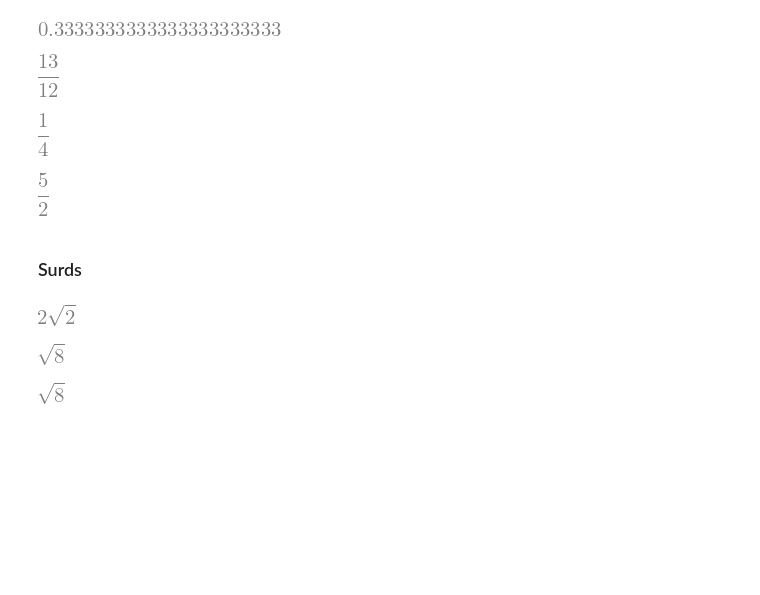
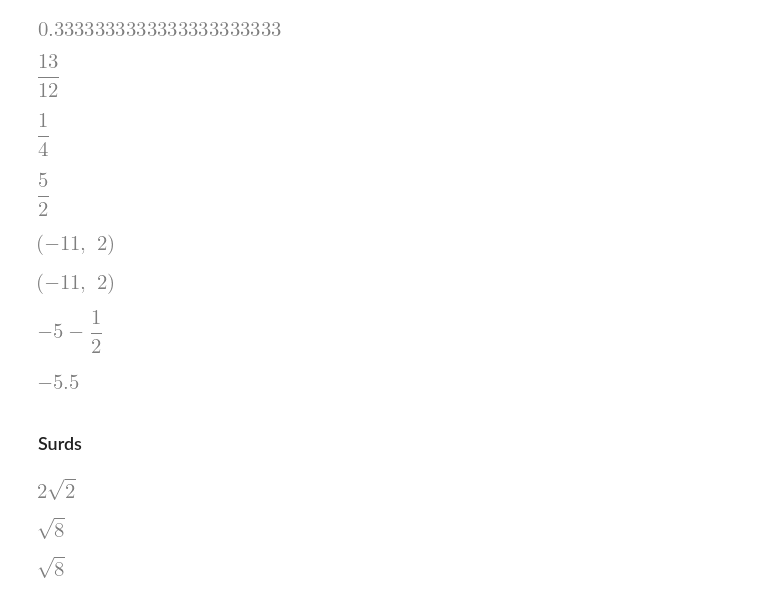
Before and after one commit to bpalmer4/code-snippets, a Jupyter notebook: notebooks/Introduction to sympy.ipynb, the cells around one changed output. Drawn from its saved outputs; the diff is of its cells as text; code cells hidden in the pictures; blank space fills up the shorter version.

```diff
--- a/notebooks/Introduction to sympy.ipynb
+++ b/notebooks/Introduction to sympy.ipynb
@@ -64,6 +65,44 @@ sp.Integer(1) / sp.Integer(4)
 sp.Integer(5) / 2
 # %% [output]
 [figure]
+# %%
+# getting the numerator and denominator
+numerator, denominator = sp.fraction(sp.Rational(-55, 10))
+numerator, denominator
+# %% [output]
+[figure, added]
+# %%
+# or ...
+r = sp.Rational(-55, 10)
+numerator = r.numerator
+denominator = r.denominator
+numerator, denominator
+# %% [output]
+[figure, added]
+# %%
+# It is a little challenging to represent an improper Rational
+# as a mixed fraction or mixed numer (whole number plus fraction)
+
+def mixed_number(rational: sp.Rational):
+    numerator, denominator = sp.fraction(rational)
+    whole = sp.Abs(numerator) // sp.Abs(denominator)
+    part = (
+        sp.Rational(sp.Abs(numerator) % sp.Abs(denominator),
+                    sp.Abs(denominator))
+    )
+    with sp.evaluate(False):
+        # Use the context manager to avoid simplification back to
+        # a Rational. And make sure we have the correct sign ...
+        mixed_number = whole + part if rational >= 0 else (- whole - part)
+    return mixed_number
+
+mixed_number(sp.Rational(-55, 10))
+# %% [output]
+[figure, added]
+# %%
+_.n()
+# %% [output]
+[figure, added]
 # %% [markdown]
 ### Surds
 # %%
```
Also changed, not shown: parts of 60 cells of this notebook.
